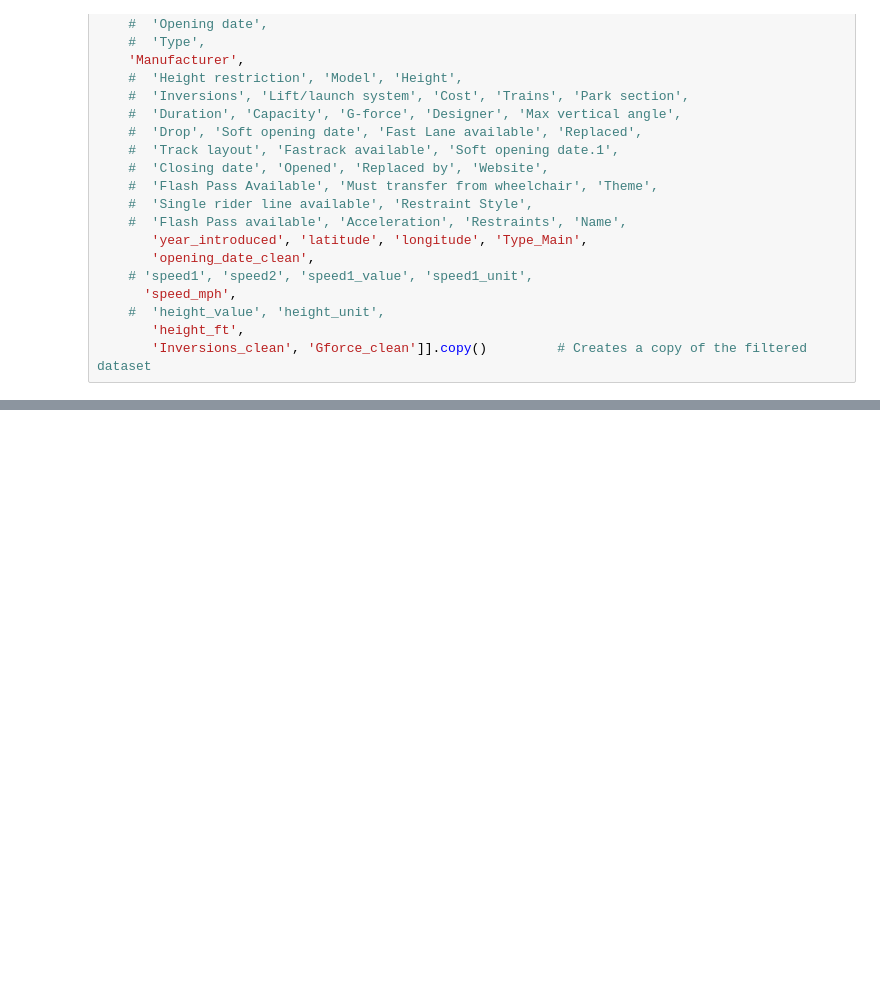
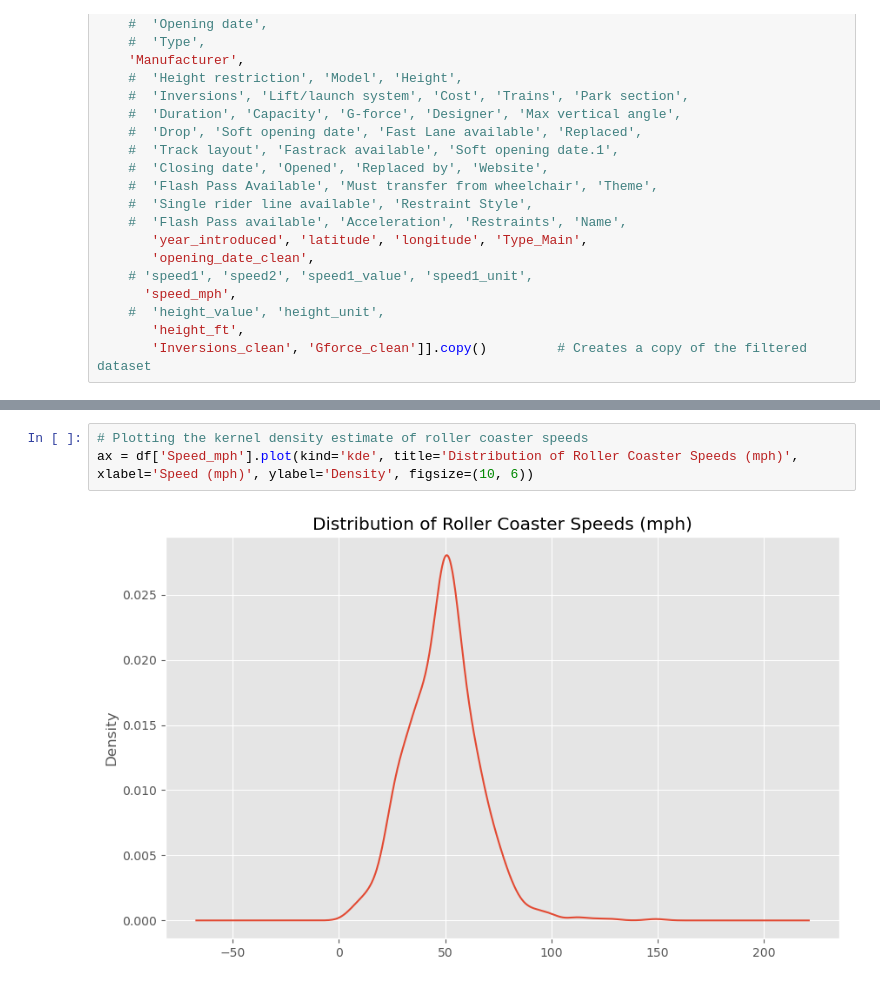
Before and after one commit to ST10356476/Programming_Data_Analytics, a Jupyter notebook: EDA/Exploratory Data Analysis (EDA).ipynb, the cells around one changed output, grey strips where cells are left out. Cells and saved outputs as stored; diff of their text form; blank space fills up the shorter version.

```diff
--- a/EDA/Exploratory Data Analysis (EDA).ipynb
+++ b/EDA/Exploratory Data Analysis (EDA).ipynb
@@ -147,0 +241,5 @@ dtype: object
+# %%
+# Plotting the kernel density estimate of roller coaster speeds
+ax = df['Speed_mph'].plot(kind='kde', title='Distribution of Roller Coaster Speeds (mph)', xlabel='Speed (mph)', ylabel='Density', figsize=(10, 6))
+# %% [output]
+[figure, added]
```
Also changed, not shown: parts of 16 cells of this notebook.
